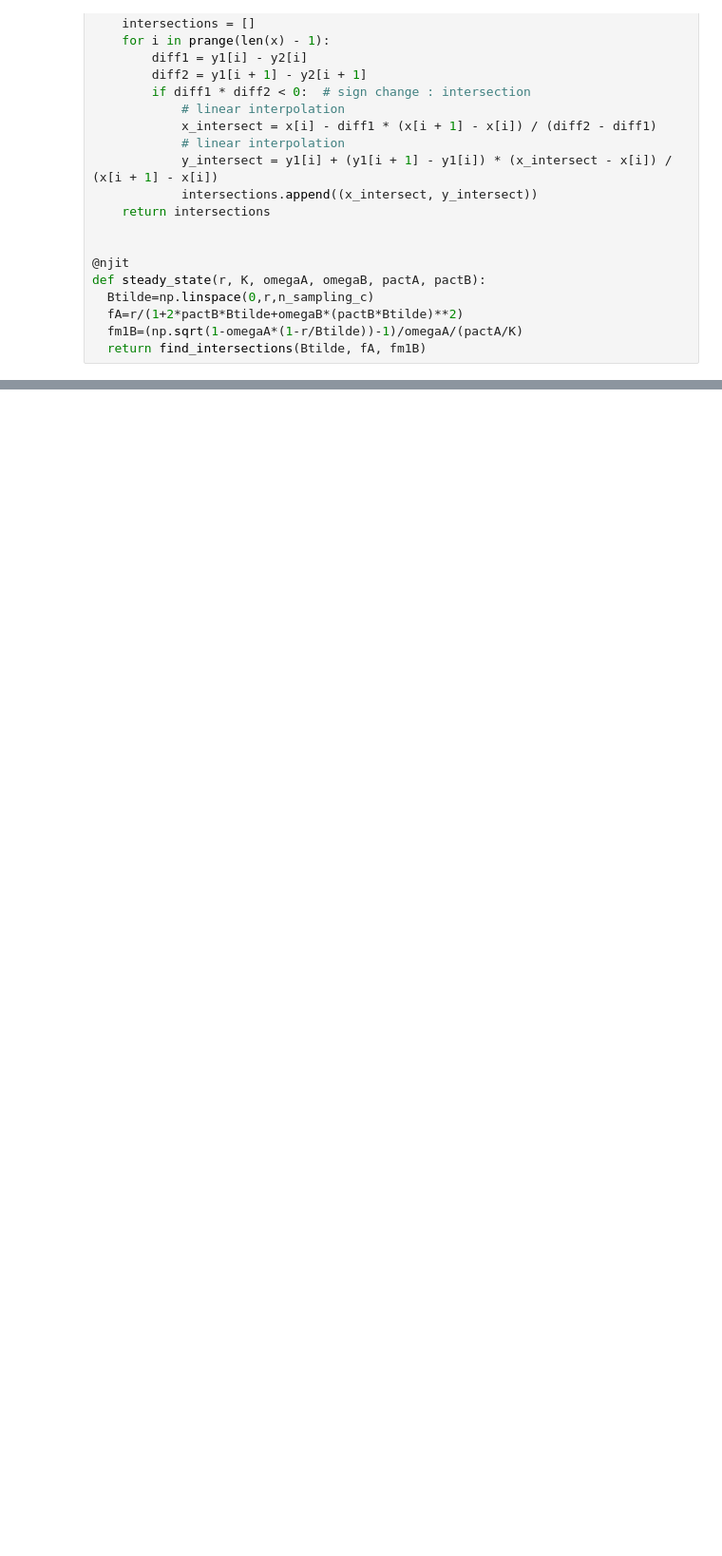
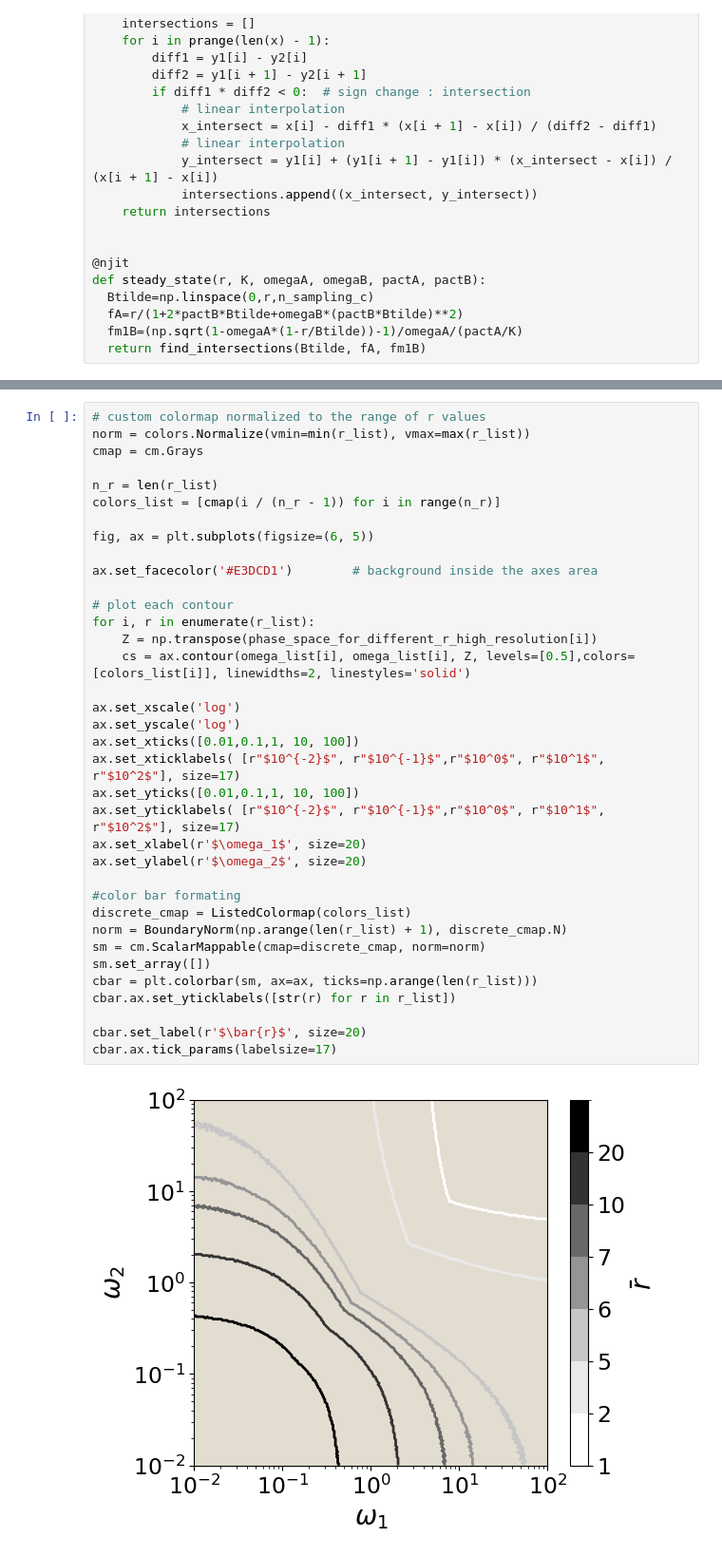
Before and after one commit to RPGroup-PBoC/2025_inducers, a Jupyter notebook: mutualrepression/Figure18.ipynb, the cells around one changed output, grey strips where cells are left out. Shown at 95% size. Cells and saved outputs as stored; diff of their text form; blank space fills up the shorter version.

```diff
--- a/mutualrepression/Figure18.ipynb
+++ b/mutualrepression/Figure18.ipynb
@@ -224 +304,39 @@ for r_val in r_list:
+# %%
+# custom colormap normalized to the range of r values
+norm = colors.Normalize(vmin=min(r_list), vmax=max(r_list))
+cmap = cm.Grays
+
+n_r = len(r_list)
+colors_list = [cmap(i / (n_r - 1)) for i in range(n_r)]
+
+fig, ax = plt.subplots(figsize=(6, 5))
+
+ax.set_facecolor('#E3DCD1')        # background inside the axes area
+
+# plot each contour
+for i, r in enumerate(r_list):
+    Z = np.transpose(phase_space_for_different_r_high_resolution[i])
+    cs = ax.contour(omega_list[i], omega_list[i], Z, levels=[0.5],colors=[colors_list[i]], linewidths=2, linestyles='solid')
+
+ax.set_xscale('log')
+ax.set_yscale('log')
+ax.set_xticks([0.01,0.1,1, 10, 100])
+ax.set_xticklabels( [r"$10^{-2}$", r"$10^{-1}$",r"$10^0$", r"$10^1$", r"$10^2$"], size=17)
+ax.set_yticks([0.01,0.1,1, 10, 100])
+ax.set_yticklabels( [r"$10^{-2}$", r"$10^{-1}$",r"$10^0$", r"$10^1$", r"$10^2$"], size=17)
+ax.set_xlabel(r'$\omega_1$', size=20)
+ax.set_ylabel(r'$\omega_2$', size=20)
+
+#color bar formating
+discrete_cmap = ListedColormap(colors_list)
+norm = BoundaryNorm(np.arange(len(r_list) + 1), discrete_cmap.N)
+sm = cm.ScalarMappable(cmap=discrete_cmap, norm=norm)
+sm.set_array([])
+cbar = plt.colorbar(sm, ax=ax, ticks=np.arange(len(r_list)))
+cbar.ax.set_yticklabels([str(r) for r in r_list])
+
+cbar.set_label(r'$\bar{r}$', size=20)
+cbar.ax.tick_params(labelsize=17)
+# %% [output]
+[figure, added]
 # %%
```
Also changed, not shown: parts of 36 cells of this notebook.
